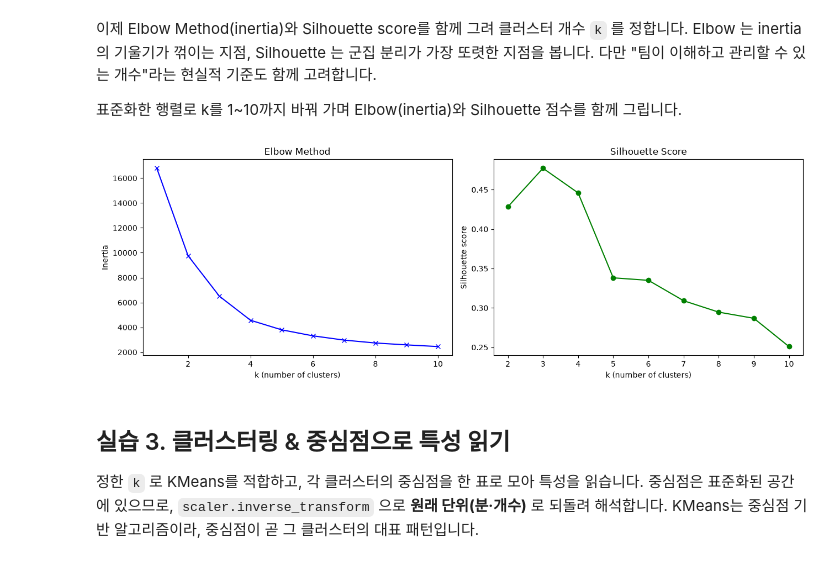
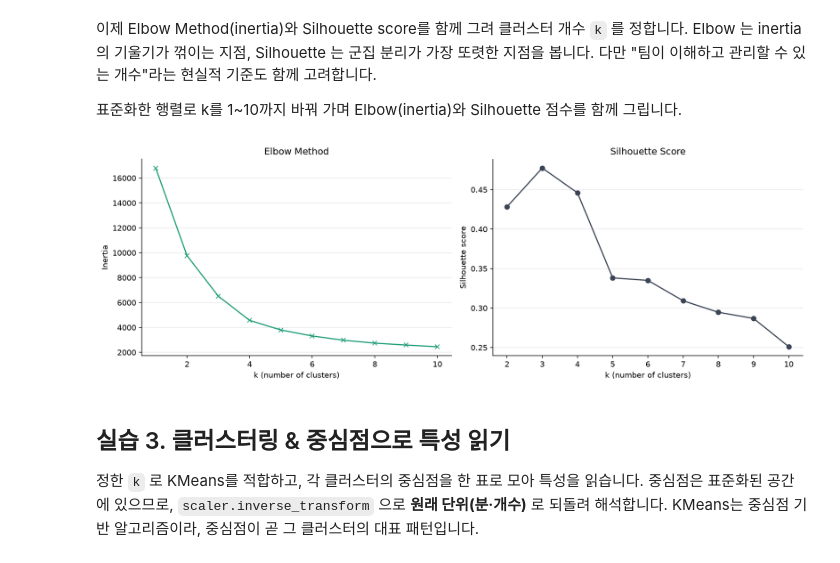
Before and after one commit to duilee/data_analysis_101, a Jupyter notebook: 08_Machine_Learning으로_찾아보는_유저들의_사용패턴/user_segmentation.ipynb, the cells around one changed output. Drawn from its saved outputs; the diff is of its cells as text; code cells hidden in the pictures.

```diff
--- a/08_Machine_Learning으로_찾아보는_유저들의_사용패턴/user_segmentation.ipynb
+++ b/08_Machine_Learning으로_찾아보는_유저들의_사용패턴/user_segmentation.ipynb
@@ -43,6 +43,15 @@ from sklearn.preprocessing import StandardScaler
 from sklearn.metrics import silhouette_score
 
 con = duckdb.connect()
+
+# --- 책 공통 차트 스타일 (팔레트·그리드·spine 통일) ---
+PALETTE = ["#1f9d78", "#3b4556", "#d97706", "#6b7380"]  # green, slate, amber, muted
+plt.rcParams.update({
+    "axes.prop_cycle": plt.cycler(color=PALETTE),
+    "axes.spines.top": False, "axes.spines.right": False,
+    "axes.grid": True, "axes.grid.axis": "y", "grid.alpha": 0.3,
+    "figure.dpi": 150, "legend.frameon": False,
+})
 # %% [markdown]
 ## 실습 0. 데이터 준비 — 유저 피처 추출
 
@@ -162,22 +171,22 @@ Elbow 는 inertia의 기울기가 꺾이는 지점, Silhouette 는 군집 분리
 # %%
 # k를 1~10으로 바꿔가며 inertia(군집 내 거리 제곱합) 측정 → 기울기가 꺾이는 지점이 Elbow
 k_values = range(1, 11)
 inertias = [KMeans(n_clusters=k, random_state=42, n_init=10).fit(X_scaled).inertia_
             for k in k_values]
 
 # silhouette: 군집이 얼마나 잘 분리됐는지 (-1~1, 클수록 좋음)
 sil_values = range(2, 11)
 silhouettes = [silhouette_score(X_scaled, KMeans(n_clusters=k, random_state=42, n_init=10).fit(X_scaled).labels_)
                for k in sil_values]
 
 fig, (ax1, ax2) = plt.subplots(1, 2, figsize=(13, 4.5))
-ax1.plot(list(k_values), inertias, 'bx-')
+ax1.plot(list(k_values), inertias, 'x-', color='#1f9d78')
 ax1.set_xlabel('k (number of clusters)'); ax1.set_ylabel('Inertia'); ax1.set_title('Elbow Method')
-ax2.plot(list(sil_values), silhouettes, 'go-')
+ax2.plot(list(sil_values), silhouettes, 'o-', color='#3b4556')
 ax2.set_xlabel('k (number of clusters)'); ax2.set_ylabel('Silhouette score'); ax2.set_title('Silhouette Score')
 plt.tight_layout(); plt.show()
 # %% [output]
-[figure, old version]
+[figure, new version]
 # %% [markdown]
 ## 실습 3. 클러스터링 & 중심점으로 특성 읽기
 
```
Also changed, not shown: parts of 3 cells of this notebook, 1 other file.
